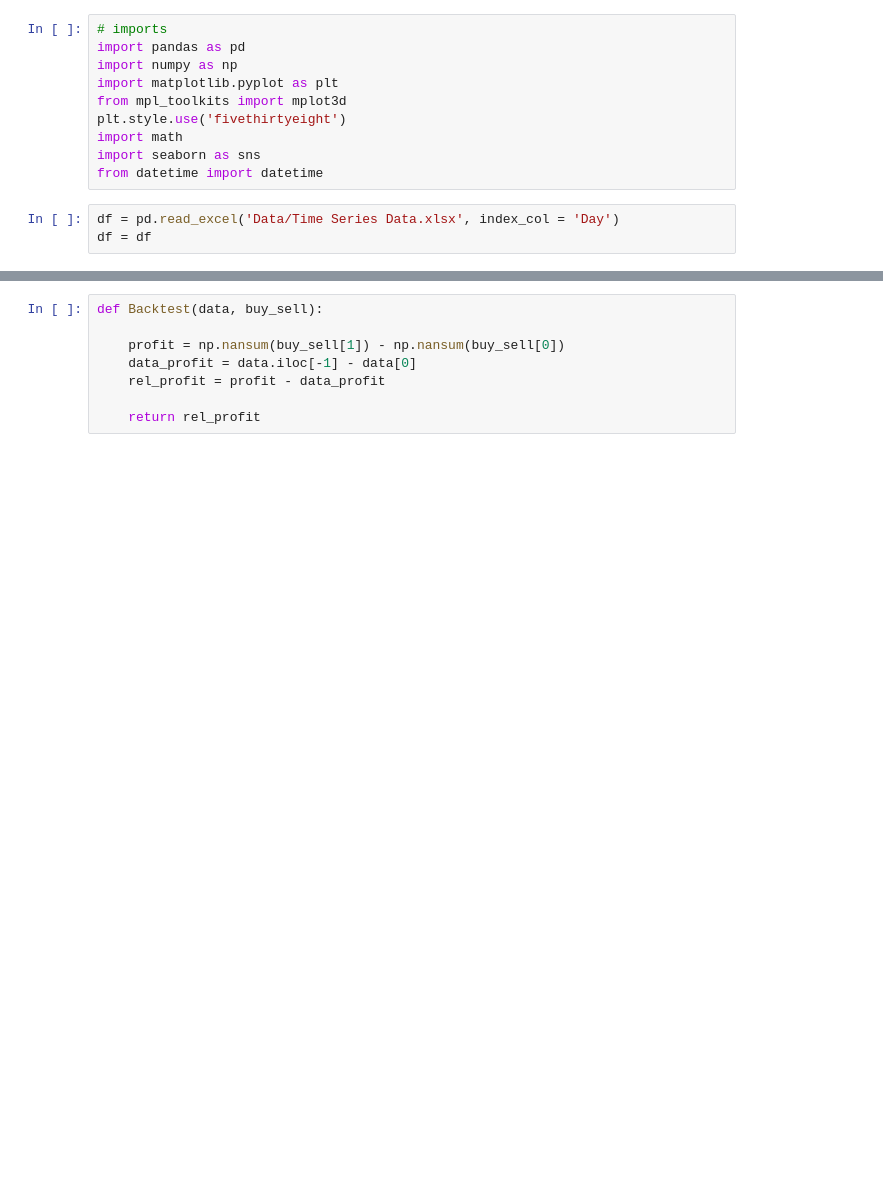
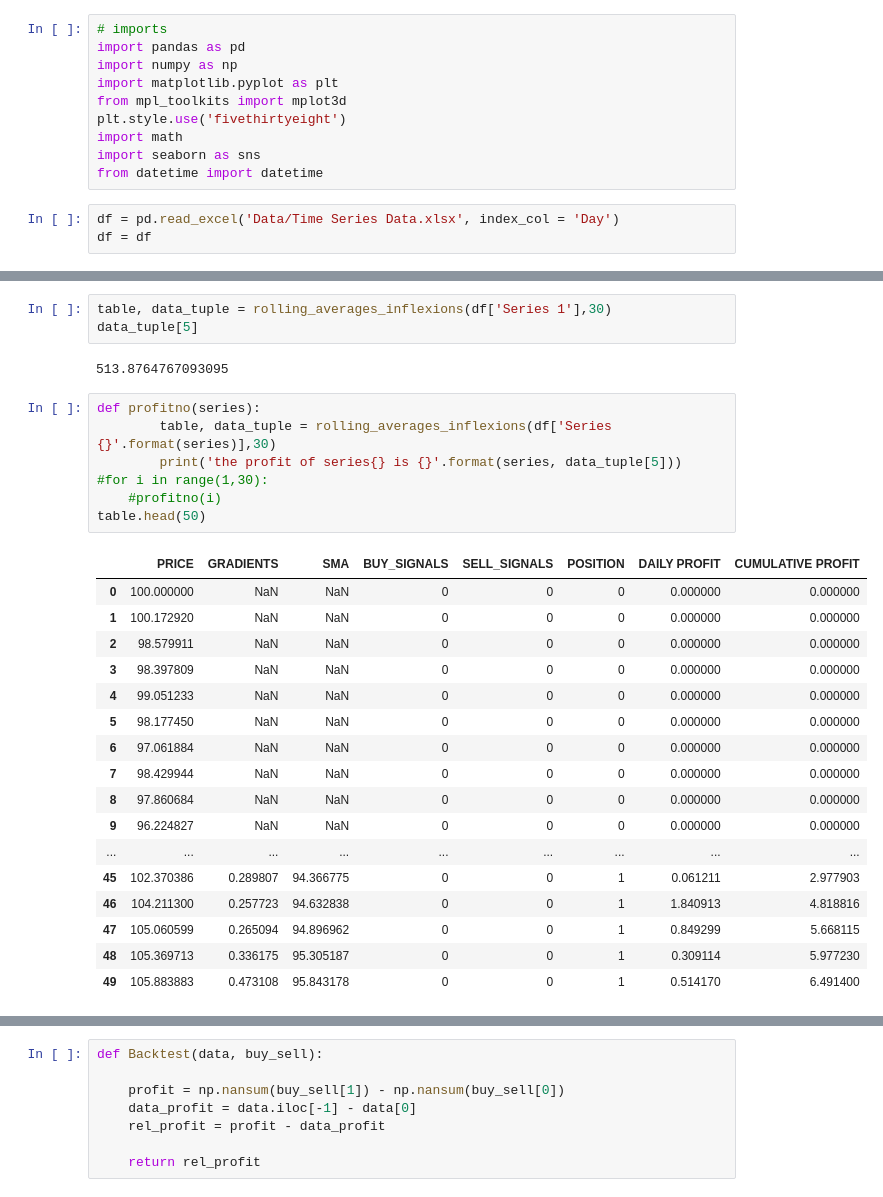
Before and after one commit to oscarwoodi/BHProj2Team1, a Jupyter notebook: MACD and AWESOME Oscillator.ipynb, the cells around one changed output, grey strips where cells are left out. Saved outputs shown, nothing was run; the diff lists cells and outputs as text; blank space fills up the shorter version.

```diff
--- a/MACD and AWESOME Oscillator.ipynb
+++ b/MACD and AWESOME Oscillator.ipynb
@@ -71,2 +241,32 @@ def rolling_averages_inflexions(data, window):
+# %%
+table, data_tuple = rolling_averages_inflexions(df['Series 1'],30)
+data_tuple[5]
+# %% [output]
+513.8764767093095
+# %%
+def profitno(series):
+        table, data_tuple = rolling_averages_inflexions(df['Series {}'.format(series)],30)
+        print('the profit of series{} is {}'.format(series, data_tuple[5]))
+#for i in range(1,30):
+    #profitno(i)
+table.head(50)
+# %% [output]
+|  | PRICE | GRADIENTS | SMA | BUY_SIGNALS | SELL_SIGNALS | POSITION | DAILY PROFIT | CUMULATIVE PROFIT |
+| 0 | 100.000000 | NaN | NaN | 0 | 0 | 0 | 0.000000 | 0.000000 |
+| 1 | 100.172920 | NaN | NaN | 0 | 0 | 0 | 0.000000 | 0.000000 |
+| 2 | 98.579911 | NaN | NaN | 0 | 0 | 0 | 0.000000 | 0.000000 |
+| 3 | 98.397809 | NaN | NaN | 0 | 0 | 0 | 0.000000 | 0.000000 |
+| 4 | 99.051233 | NaN | NaN | 0 | 0 | 0 | 0.000000 | 0.000000 |
+| 5 | 98.177450 | NaN | NaN | 0 | 0 | 0 | 0.000000 | 0.000000 |
+| 6 | 97.061884 | NaN | NaN | 0 | 0 | 0 | 0.000000 | 0.000000 |
+| 7 | 98.429944 | NaN | NaN | 0 | 0 | 0 | 0.000000 | 0.000000 |
+| 8 | 97.860684 | NaN | NaN | 0 | 0 | 0 | 0.000000 | 0.000000 |
+| 9 | 96.224827 | NaN | NaN | 0 | 0 | 0 | 0.000000 | 0.000000 |
+| ... | ... | ... | ... | ... | ... | ... | ... | ... |
+| 45 | 102.370386 | 0.289807 | 94.366775 | 0 | 0 | 1 | 0.061211 | 2.977903 |
+| 46 | 104.211300 | 0.257723 | 94.632838 | 0 | 0 | 1 | 1.840913 | 4.818816 |
+| 47 | 105.060599 | 0.265094 | 94.896962 | 0 | 0 | 1 | 0.849299 | 5.668115 |
+| 48 | 105.369713 | 0.336175 | 95.305187 | 0 | 0 | 1 | 0.309114 | 5.977230 |
+| 49 | 105.883883 | 0.473108 | 95.843178 | 0 | 0 | 1 | 0.514170 | 6.491400 |
 # %%
 window_test =15
```
Also changed, not shown: parts of 3 cells of this notebook, 2 other files.
